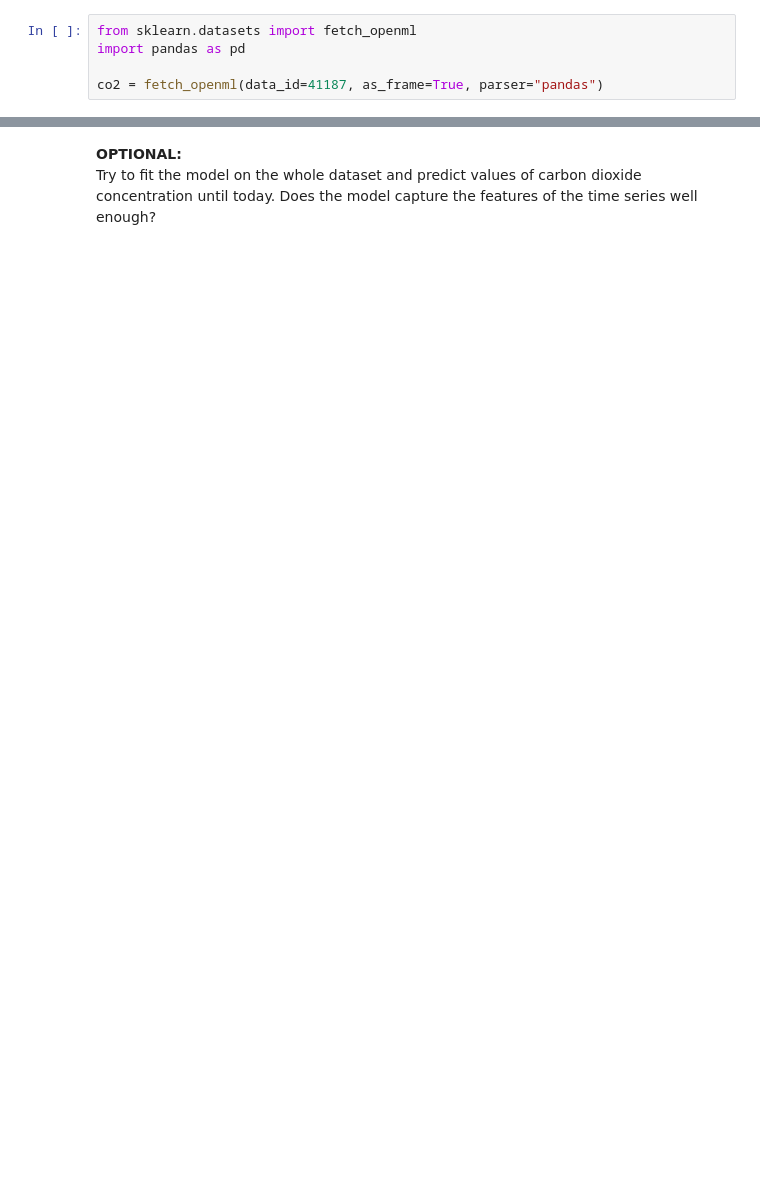
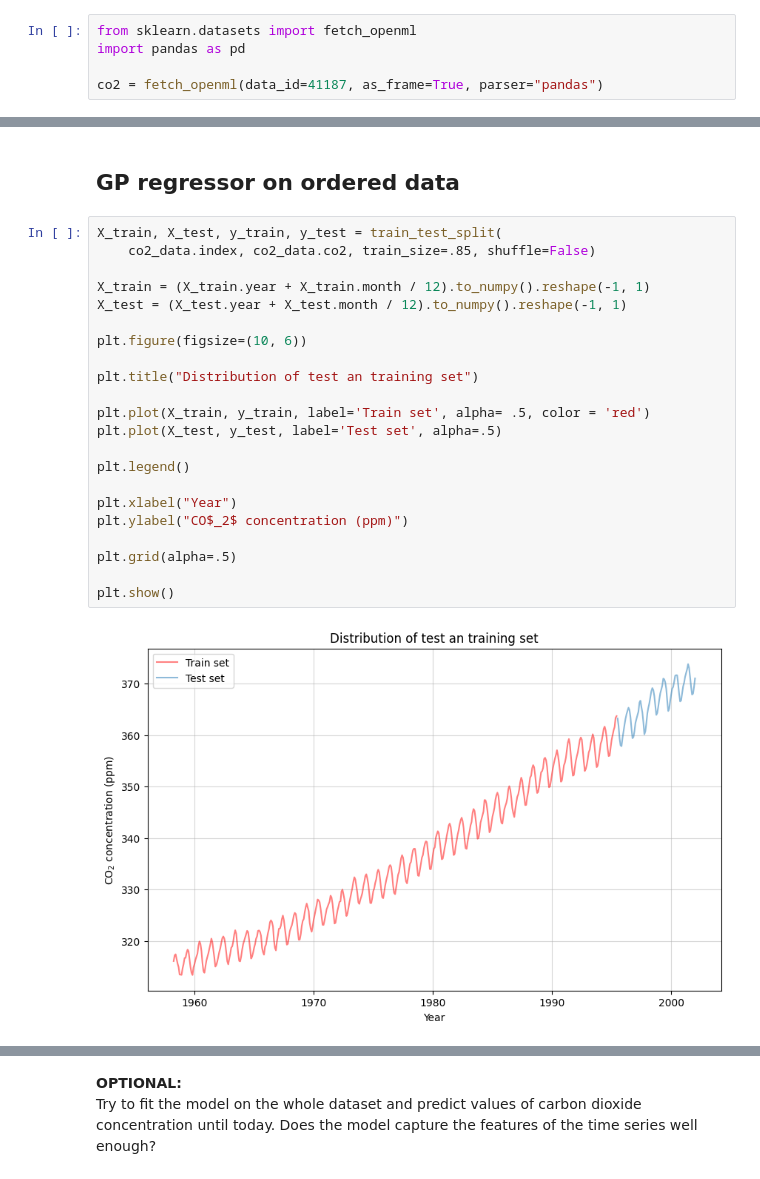
Before and after one commit to alessimichele/probml-units, a Jupyter notebook: homework-2023/02_bayesian_reg_class_gps_HW.ipynb, the cells around one changed output, grey strips where cells are left out. Cells and saved outputs as stored; diff of their text form; blank space fills up the shorter version.

```diff
--- a/homework-2023/02_bayesian_reg_class_gps_HW.ipynb
+++ b/homework-2023/02_bayesian_reg_class_gps_HW.ipynb
@@ -210,0 +280,26 @@ X_train, X_test, y_train, y_test = train_test_split(X, y, test_size=0.15, random
+# %% [markdown]
+## GP regressor on ordered data
+# %%
+X_train, X_test, y_train, y_test = train_test_split(
+    co2_data.index, co2_data.co2, train_size=.85, shuffle=False)
+
+X_train = (X_train.year + X_train.month / 12).to_numpy().reshape(-1, 1)
+X_test = (X_test.year + X_test.month / 12).to_numpy().reshape(-1, 1)
+
+plt.figure(figsize=(10, 6))
+
+plt.title("Distribution of test an training set")
+
+plt.plot(X_train, y_train, label='Train set', alpha= .5, color = 'red')
+plt.plot(X_test, y_test, label='Test set', alpha=.5)
+
+plt.legend()
+
+plt.xlabel("Year")
+plt.ylabel("CO$_2$ concentration (ppm)")
+
+plt.grid(alpha=.5)
+
+plt.show()
+# %% [output]
+[figure, added]
```
Also changed, not shown: parts of 29 cells of this notebook.
